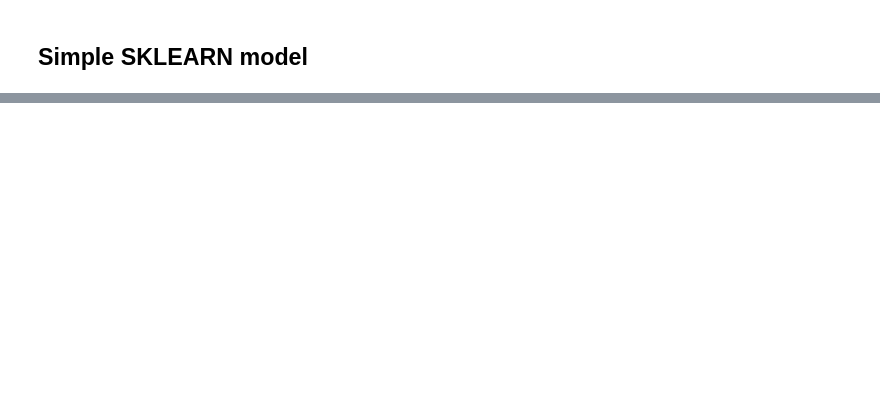
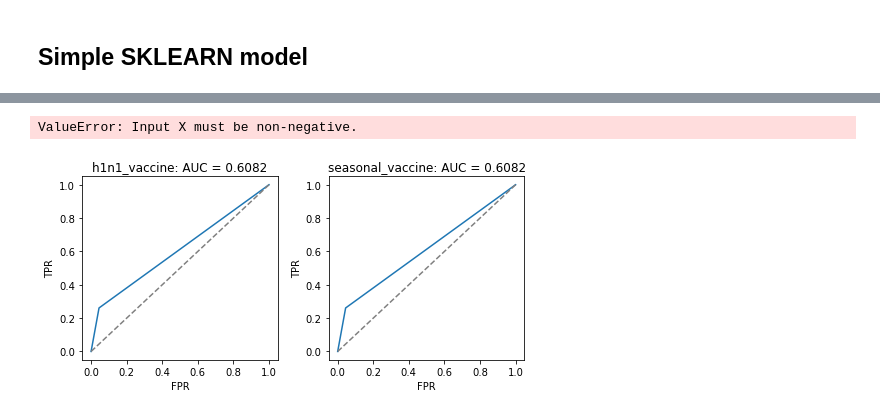
Before and after one commit to T-Stankowski/H1N1_predict, a Jupyter notebook: h1n1_predict.ipynb, the cells around one changed output, grey strips where cells are left out. Saved outputs shown, nothing was run; the diff lists cells and outputs as text; code cells hidden in the pictures; blank space fills up the shorter version.

Commit message:
numeric preprocessor added / AucRoc graph

```diff
--- a/h1n1_predict.ipynb
+++ b/h1n1_predict.ipynb
@@ -271,8 +256,10 @@ sklearn.metrics.roc_auc_score(Y_test, clf_predictions, average=None)
 # Create an imputer for the missing data
 from sklearn.impute import SimpleImputer
 
-imp = SimpleImputer(missing_values=np.nan, strategy="most_frequent")
-X2 = imp.fit_transform(X)
+# imp = SimpleImputer(missing_values=np.nan, strategy="most_frequent")
+# X2 = imp.fit_transform(X)
 
+X2 = pd.DataFrame(SimpleImputer(missing_values=np.nan, strategy="most_frequent").fit_transform(X), columns = X.columns)
 print(X2[:10])
+print(X2.columns)
 # %% [output]
@@ -295,0 +319,60 @@ print(X2[:10])
+# %%
+from sklearn.feature_selection import SelectKBest, chi2
+
+estimator = svm.SVC(kernel='linear', C=10)
+
+# Adding the selector for the features. This should help to focus on the features that matter
+
+fs = SelectKBest(score_func=chi2, k=5)
+# selector = sklearn.feature_selection.RFE(estimator, n_features_to_select=5, step=1)
+# %%
+from sklearn.model_selection import train_test_split
+from sklearn import svm
+from sklearn.linear_model import LogisticRegression
+y2 = Y['h1n1_vaccine']
+
+# Use the train-test splitter on the known dataset to train the models and check the cross-validation accuracy
+X_train, X_test, Y_train, Y_test = train_test_split(X2, y2, test_size=0.2, random_state=0)
+
+# Append classifier to preprocessing pipeline.
+# Now we have a full prediction pipeline.
+clf = sklearn.pipeline.Pipeline(steps=[('preprocessor', preprocessor),
+                                        ('selector', fs),
+                                        ('classifier', estimator)])
+
+clf.fit(X_train, Y_train)
+clf_predictions = clf.predict(X_test)
+
+# Test the predictions with ROC-AUC as this is the main metric for the competition
+
+sklearn.metrics.roc_auc_score(Y_test, clf_predictions, average=None)
+# %% [output]
+ValueError: Input X must be non-negative.
+# %%
+def plot_roc(y_true, y_score, label_name, ax):
+    fpr, tpr, thresholds = sklearn.metrics.roc_curve(y_true, y_score)
+    ax.plot(fpr, tpr)
+    ax.plot([0, 1], [0, 1], color='grey', linestyle='--')
+    ax.set_ylabel('TPR')
+    ax.set_xlabel('FPR')
+    ax.set_title(
+        f"{label_name}: AUC = {sklearn.metrics.roc_auc_score(y_true, y_score):.4f}"
+    )
+# %%
+fig, ax = plt.subplots(1, 2, figsize=(7, 3.5))
+
+plot_roc(
+    Y_test,
+    clf_predictions,
+    'h1n1_vaccine',
+    ax=ax[0]
+)
+plot_roc(
+    Y_test,
+    clf_predictions,
+    'seasonal_vaccine',
+    ax=ax[1]
+)
+fig.tight_layout()
+# %% [output]
+[figure, added]
```
Also changed, not shown: parts of 10 cells of this notebook.
